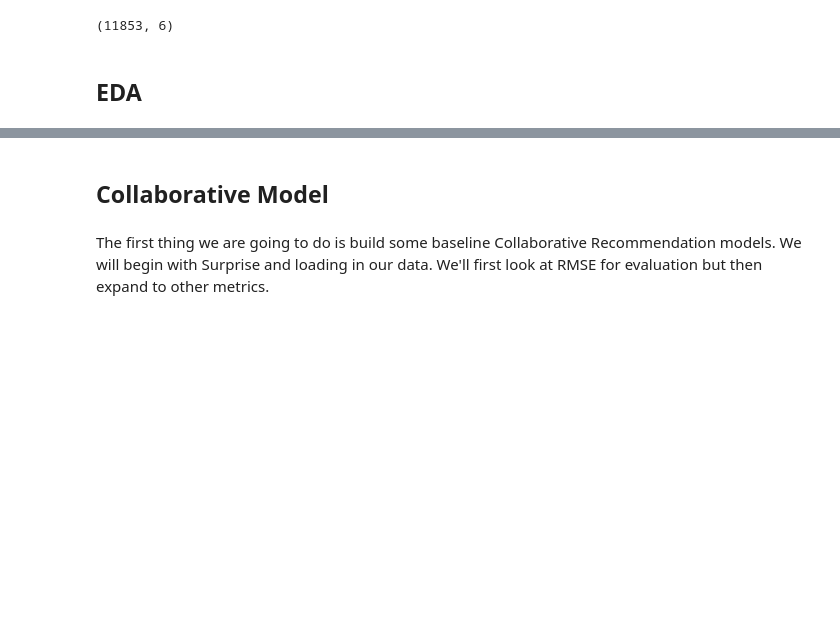
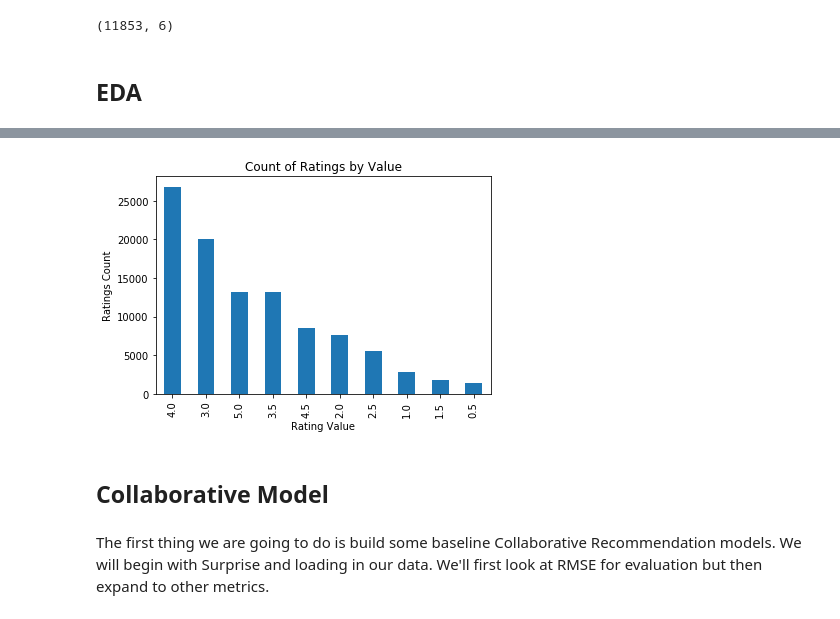
Before and after one commit to CaryMosley/Mod4ProjectRecommendation, a Jupyter notebook: RecSystem.ipynb, the cells around one changed output, grey strips where cells are left out. Cells and saved outputs as stored; diff of their text form; code cells hidden in the pictures; blank space fills up the shorter version.

```diff
--- a/RecSystem.ipynb
+++ b/RecSystem.ipynb
@@ -108,3 +144,13 @@ df.shape
+# %%
+
+fig, ax = plt.subplots()
+ax = ratings_df['rating'].value_counts().plot(kind='bar')
+ax.set_xlabel('Rating Value')  # Add an x-label to the axes.
+ax.set_ylabel('Ratings Count')  # Add a y-label to the axes.
+ax.set_title("Count of Ratings by Value")  # Add a title to the axes.
+plt.show()
+# %% [output]
+[figure, added]
 # %% [markdown]
 ## Collaborative Model
 # %% [markdown]
```
Also changed, not shown: parts of 5 cells of this notebook.
